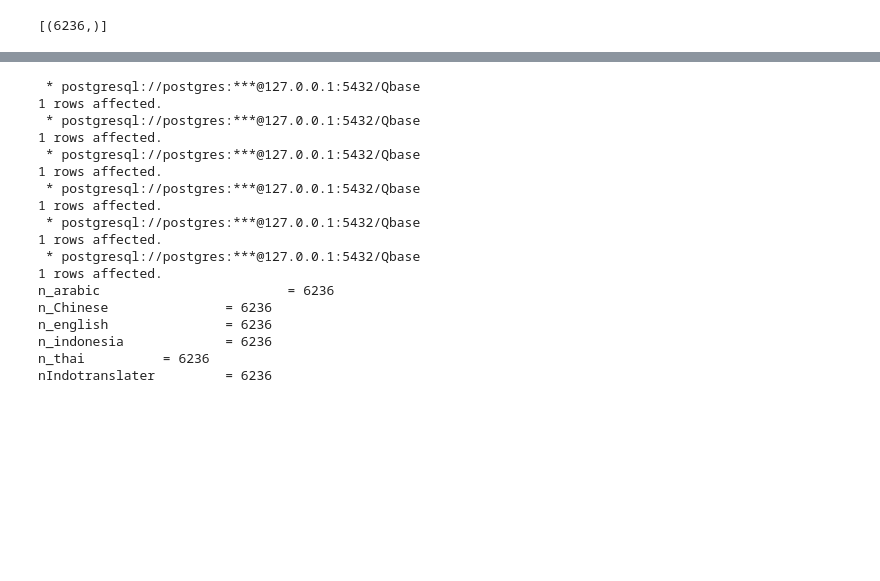
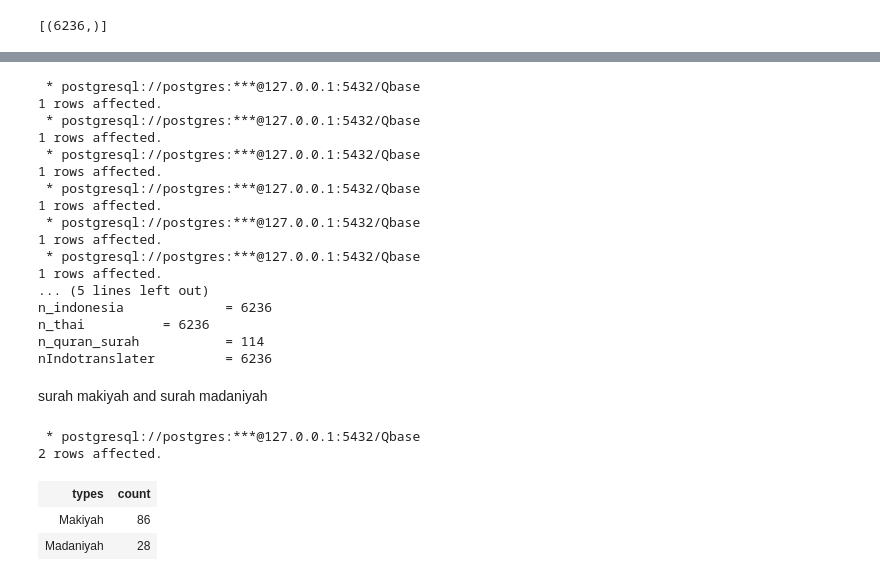
Before and after one commit to ArifYacop/quran-dataset, a Jupyter notebook: quran/query.ipynb, the cells around one changed output, grey strips where cells are left out. Saved outputs shown, nothing was run; the diff lists cells and outputs as text; code cells hidden in the pictures; blank space fills up the shorter version.

```diff
--- a/quran/query.ipynb
+++ b/quran/query.ipynb
@@ -101,6 +103,7 @@ n_chinese = %sql select count(*) from chinese;
 n_english = %sql select count(*) from english;
 n_indonesia = %sql select count(*) from indonesian;
 n_thai = %sql select count(*) from thai;
+n_quran_surah = %sql select count(*) from quran_surah;
 n_indotranslater = %sql select count(*) from indotranslater
 
 print("n_arabic\t\t\t=", n_arabic[0][0])
@@ -108,6 +111,7 @@ print("n_Chinese\t\t=", n_chinese[0][0])
 print("n_english\t\t=", n_english[0][0])
 print("n_indonesia\t\t=", n_indonesia[0][0])
 print("n_thai\t\t=",n_thai[0][0])
+print("n_quran_surah\t\t=",n_quran_surah[0][0])
 print("nIndotranslater\t\t=",n_indotranslater[0][0])
 # %% [output]
  * postgresql://postgres:***@127.0.0.1:5432/Qbase
@@ -122,9 +126,22 @@ print("nIndotranslater\t\t=",n_indotranslater[0][0])
 1 rows affected.
  * postgresql://postgres:***@127.0.0.1:5432/Qbase
 1 rows affected.
-n_arabic                        = 6236
-n_Chinese               = 6236
-n_english               = 6236
+... (5 lines left out)
 n_indonesia             = 6236
 n_thai          = 6236
+n_quran_surah           = 114
 nIndotranslater         = 6236
+# %% [markdown]
+surah makiyah and surah madaniyah
+# %%
+%%sql
+select types, count(1)
+from quran_surah
+group by types
+order by count(1) desc
+# %% [output]
+ * postgresql://postgres:***@127.0.0.1:5432/Qbase
+2 rows affected.
+| types | count |
+| Makiyah | 86 |
+| Madaniyah | 28 |
```
Also changed, not shown: parts of 7 cells of this notebook.
